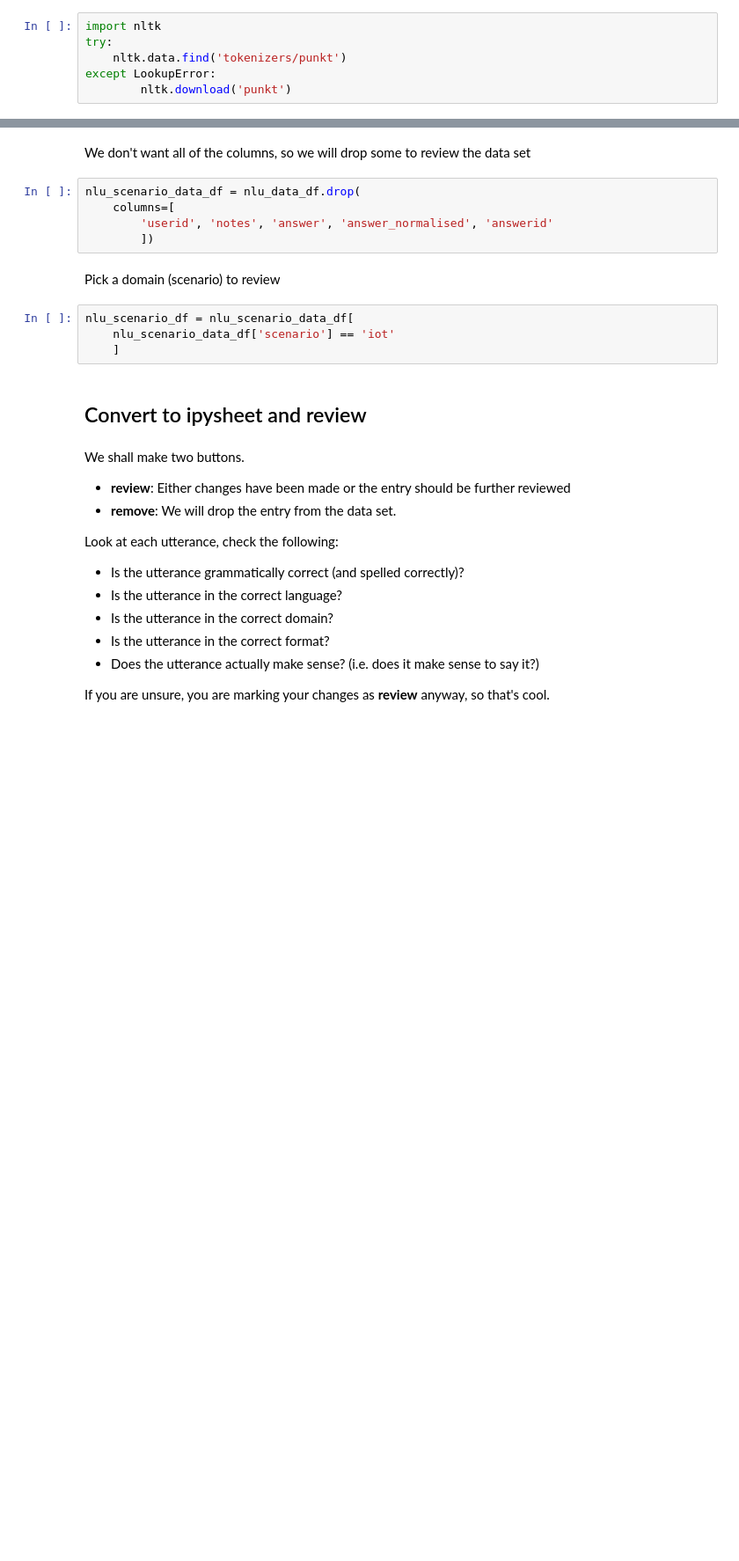
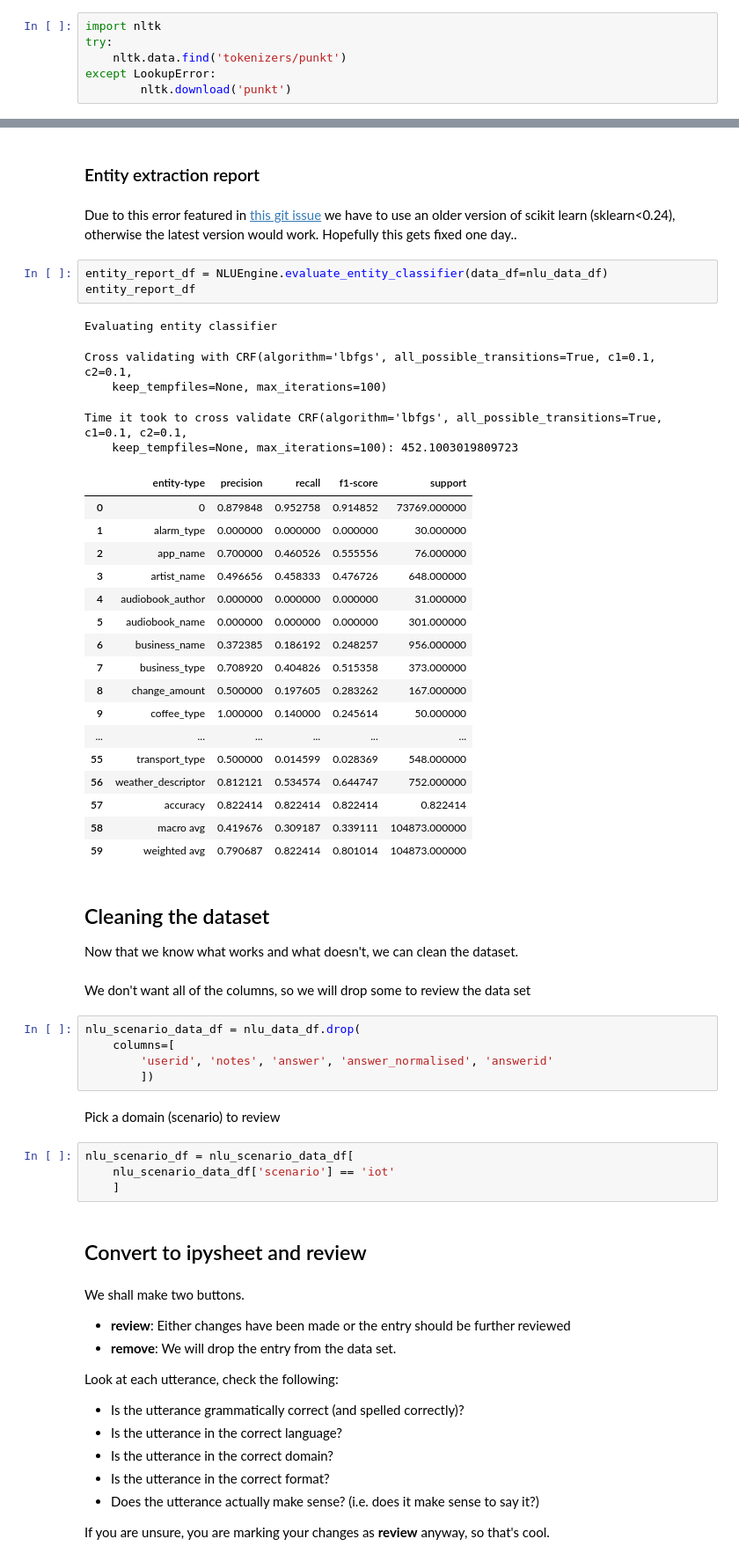
Before and after one commit to secretsauceai/NLU-engine-prototype-benchmarks, a Jupyter notebook: clean_dataset.ipynb, the cells around one changed output, grey strips where cells are left out. Shown: that part at 88% size. Drawn from its saved outputs; the diff is of its cells as text; blank space fills up the shorter version.

```diff
--- a/clean_dataset.ipynb
+++ b/clean_dataset.ipynb
@@ -86,3 +146,36 @@ feature_dataset
+# %% [markdown]
+### Entity extraction report
+# %% [markdown]
+Due to this error featured in [this git issue](https://github.com/TeamHG-Memex/sklearn-crfsuite/issues/60) we have to use an older version of scikit learn (sklearn<0.24), otherwise the latest version would work. Hopefully this gets fixed one day..
+# %%
+entity_report_df = NLUEngine.evaluate_entity_classifier(data_df=nlu_data_df)
+entity_report_df
+# %% [output]
+Evaluating entity classifier
+Cross validating with CRF(algorithm='lbfgs', all_possible_transitions=True, c1=0.1, c2=0.1,
+    keep_tempfiles=None, max_iterations=100)
+Time it took to cross validate CRF(algorithm='lbfgs', all_possible_transitions=True, c1=0.1, c2=0.1,
+    keep_tempfiles=None, max_iterations=100): 452.1003019809723
+|  | entity-type | precision | recall | f1-score | support |
+| 0 | 0 | 0.879848 | 0.952758 | 0.914852 | 73769.000000 |
+| 1 | alarm_type | 0.000000 | 0.000000 | 0.000000 | 30.000000 |
+| 2 | app_name | 0.700000 | 0.460526 | 0.555556 | 76.000000 |
+| 3 | artist_name | 0.496656 | 0.458333 | 0.476726 | 648.000000 |
+| 4 | audiobook_author | 0.000000 | 0.000000 | 0.000000 | 31.000000 |
+| 5 | audiobook_name | 0.000000 | 0.000000 | 0.000000 | 301.000000 |
+| 6 | business_name | 0.372385 | 0.186192 | 0.248257 | 956.000000 |
+| 7 | business_type | 0.708920 | 0.404826 | 0.515358 | 373.000000 |
+| 8 | change_amount | 0.500000 | 0.197605 | 0.283262 | 167.000000 |
+| 9 | coffee_type | 1.000000 | 0.140000 | 0.245614 | 50.000000 |
+| ... | ... | ... | ... | ... | ... |
+| 55 | transport_type | 0.500000 | 0.014599 | 0.028369 | 548.000000 |
+| 56 | weather_descriptor | 0.812121 | 0.534574 | 0.644747 | 752.000000 |
+| 57 | accuracy | 0.822414 | 0.822414 | 0.822414 | 0.822414 |
+| 58 | macro avg | 0.419676 | 0.309187 | 0.339111 | 104873.000000 |
+| 59 | weighted avg | 0.790687 | 0.822414 | 0.801014 | 104873.000000 |
+# %% [markdown]
+## Cleaning the dataset
+Now that we know what works and what doesn't, we can clean the dataset.
 # %% [markdown]
 We don't want all of the columns, so we will drop some to review the data set
 # %%
```
Also changed, not shown: parts of 25 cells of this notebook, 5 other files.
